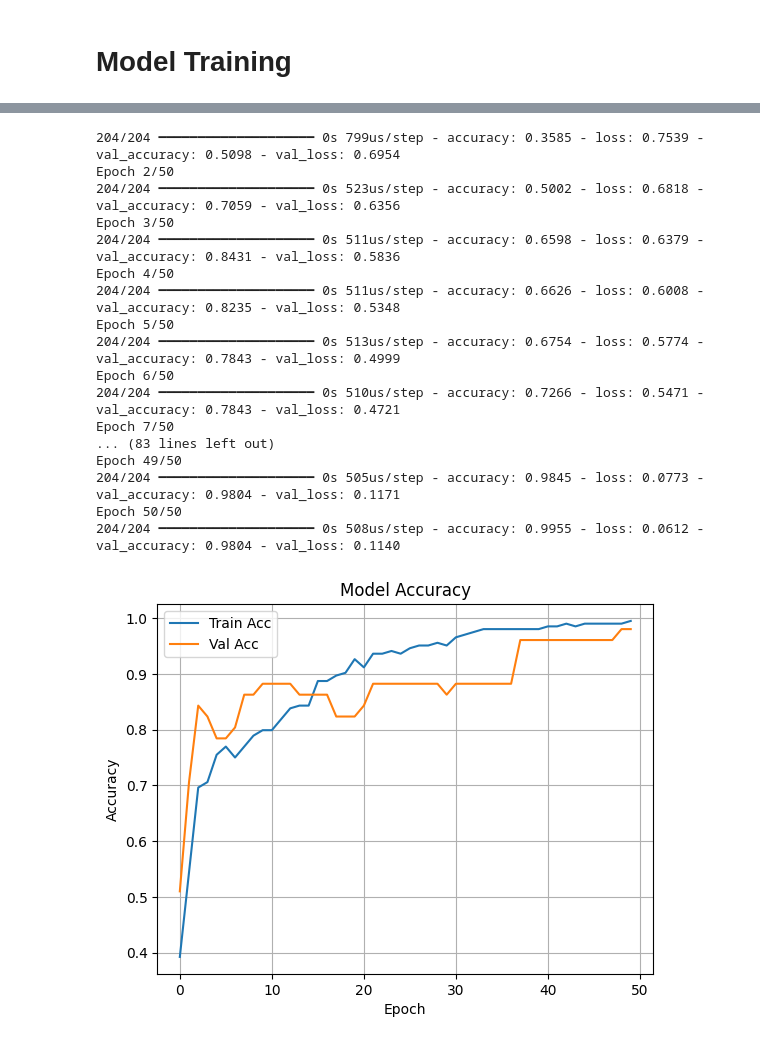
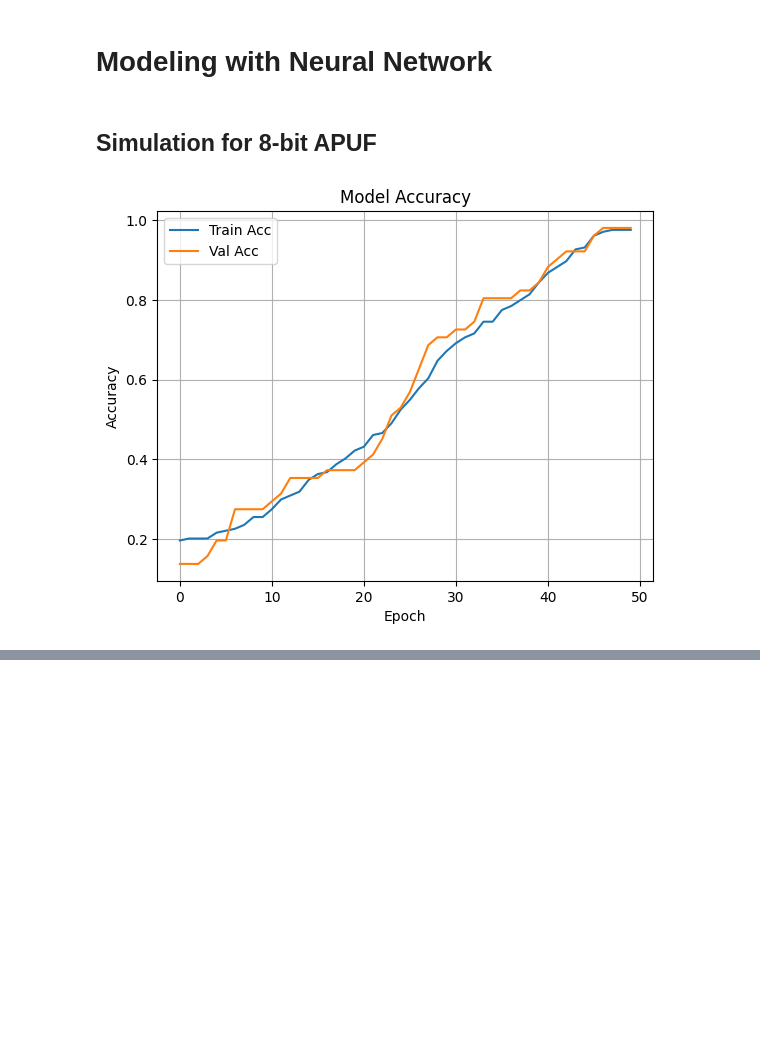
Before and after one commit to LEO0072003/PUF, a Jupyter notebook: model.ipynb, the cells around one changed output, grey strips where cells are left out. Drawn from its saved outputs; the diff is of its cells as text; code cells hidden in the pictures; blank space fills up the shorter version.

```diff
--- a/model.ipynb
+++ b/model.ipynb
@@ -1,5 +1,5 @@
 # %% [markdown]
-# Model Training
+# Modeling with Neural Network
 # %%
 
 import numpy as np
@@ -12,9 +15,11 @@ from keras.layers import Dense
+# %% [markdown]
+## Simulation for 8-bit APUF
 # %%
 n = 8
 # Assuming your dataset is in a CSV file
 # input = pd.read_csv(f"input_{n}.csv")
-input = pd.read_csv(f"phi_{n}.csv")
-output = pd.read_csv(f"output_{n}.csv")
+input = pd.read_csv(f"data/phi_{n}.csv")
+output = pd.read_csv(f"data/output_{n}.csv")
 # Separate features (input) and target (output) columns
 x = pd.DataFrame(input)
 y = pd.DataFrame(output)
@@ -22,31 +27,34 @@ y = pd.DataFrame(output)
 # Split the dataset into training and testing sets
 X_train, X_test, Y_train, Y_test = train_test_split(x, y, test_size=0.2, random_state=42)
 
 # Standardize the input features
 scaler = StandardScaler()
 X_train = scaler.fit_transform(X_train)
 X_test = scaler.transform(X_test)
 
 model = Sequential()
 model.add(Dense(units=n, activation='tanh', input_dim=n))
 model.add(Dense(units=4, activation='tanh'))
 model.add(Dense(units=1, activation='sigmoid'))
 
 model.compile(optimizer='adam', loss='binary_crossentropy', metrics=['accuracy'])
 
-history = model.fit(X_train, Y_train, epochs=50, batch_size=1, validation_data=(X_test, Y_test))
+history = model.fit(X_train, Y_train, epochs=50, batch_size=50, validation_data=(X_test, Y_test),verbose=0)
 
 plt.plot(history.history['accuracy'], label='Train Acc')
 plt.plot(history.history['val_accuracy'], label='Val Acc')
 plt.title('Model Accuracy')
 plt.xlabel('Epoch')
 plt.ylabel('Accuracy')
 plt.legend()
 plt.grid(True)
+plt.savefig(f'plots/accuracy_plot_{n}.png')  # Save plot to a file
 plt.show()
+
 
 # Evaluate the model
 loss, accuracy = model.evaluate(X_test, Y_test)
 print("Test Loss:", loss)
 print("Test Accuracy:", accuracy)
 # %% [output]
+[figure, new version]
@@ -54,18 +63,0 @@ Epoch 1/50
-204/204 ━━━━━━━━━━━━━━━━━━━━ 0s 799us/step - accuracy: 0.3585 - loss: 0.7539 - val_accuracy: 0.5098 - val_loss: 0.6954
-Epoch 2/50
-204/204 ━━━━━━━━━━━━━━━━━━━━ 0s 523us/step - accuracy: 0.5002 - loss: 0.6818 - val_accuracy: 0.7059 - val_loss: 0.6356
-Epoch 3/50
-204/204 ━━━━━━━━━━━━━━━━━━━━ 0s 511us/step - accuracy: 0.6598 - loss: 0.6379 - val_accuracy: 0.8431 - val_loss: 0.5836
-Epoch 4/50
-204/204 ━━━━━━━━━━━━━━━━━━━━ 0s 511us/step - accuracy: 0.6626 - loss: 0.6008 - val_accuracy: 0.8235 - val_loss: 0.5348
-Epoch 5/50
-204/204 ━━━━━━━━━━━━━━━━━━━━ 0s 513us/step - accuracy: 0.6754 - loss: 0.5774 - val_accuracy: 0.7843 - val_loss: 0.4999
-Epoch 6/50
-204/204 ━━━━━━━━━━━━━━━━━━━━ 0s 510us/step - accuracy: 0.7266 - loss: 0.5471 - val_accuracy: 0.7843 - val_loss: 0.4721
-Epoch 7/50
-... (83 lines left out)
-Epoch 49/50
-204/204 ━━━━━━━━━━━━━━━━━━━━ 0s 505us/step - accuracy: 0.9845 - loss: 0.0773 - val_accuracy: 0.9804 - val_loss: 0.1171
-Epoch 50/50
-204/204 ━━━━━━━━━━━━━━━━━━━━ 0s 508us/step - accuracy: 0.9955 - loss: 0.0612 - val_accuracy: 0.9804 - val_loss: 0.1140
-[figure, old version]
```
Also changed, not shown: parts of 4 cells of this notebook, 11 other files.
